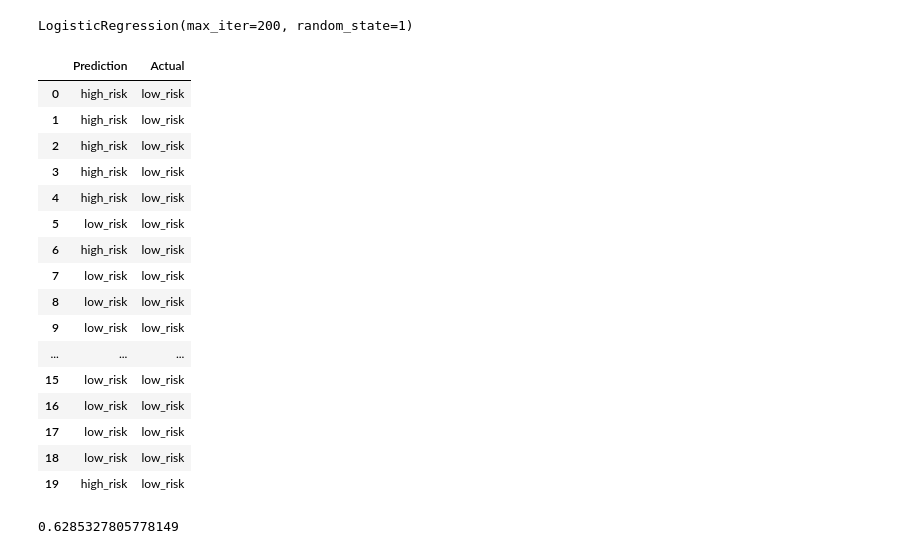
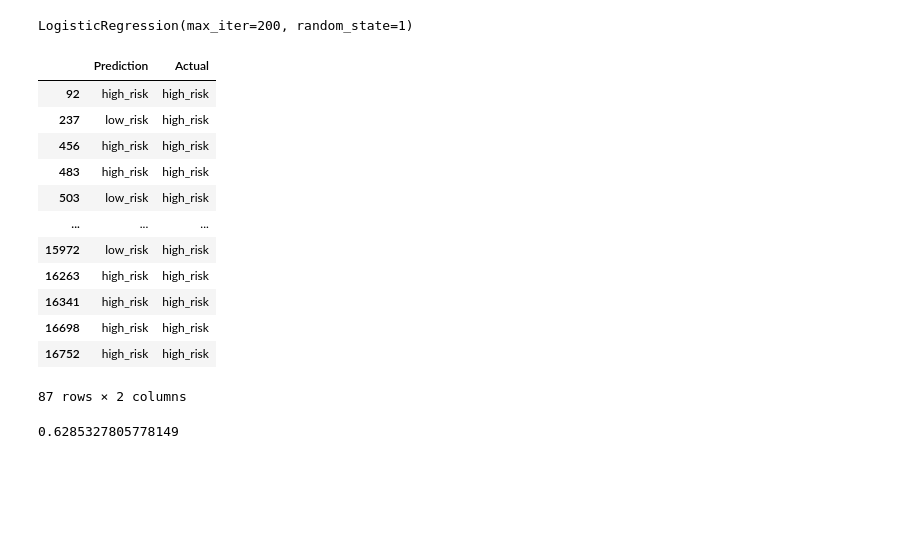
Before and after one commit to tonyferri/Credit_Risk_Analysis, a Jupyter notebook: credit_risk_resampling.ipynb, the cells around one changed output. Cells and saved outputs as stored; diff of their text form; code cells hidden in the pictures; blank space fills up the shorter version.

```diff
--- a/credit_risk_resampling.ipynb
+++ b/credit_risk_resampling.ipynb
@@ -176,25 +190,23 @@ LogisticRegression(max_iter=200, random_state=1)
 # %%
 y_pred = classifier.predict(X_test)
 results = pd.DataFrame({"Prediction": y_pred, "Actual": y_test}).reset_index(drop=True)
-results.head(20)
+
+results.loc[results["Actual"]=="high_risk"]
+# results.head(20)
 # %% [output]
 |  | Prediction | Actual |
-| 0 | high_risk | low_risk |
-| 1 | high_risk | low_risk |
-| 2 | high_risk | low_risk |
-| 3 | high_risk | low_risk |
-| 4 | high_risk | low_risk |
-| 5 | low_risk | low_risk |
-| 6 | high_risk | low_risk |
-| 7 | low_risk | low_risk |
-| 8 | low_risk | low_risk |
-| 9 | low_risk | low_risk |
+| 92 | high_risk | high_risk |
+| 237 | low_risk | high_risk |
+| 456 | high_risk | high_risk |
+| 483 | high_risk | high_risk |
+| 503 | low_risk | high_risk |
 | ... | ... | ... |
-| 15 | low_risk | low_risk |
-| 16 | low_risk | low_risk |
-| 17 | low_risk | low_risk |
-| 18 | low_risk | low_risk |
-| 19 | high_risk | low_risk |
+| 15972 | low_risk | high_risk |
+| 16263 | high_risk | high_risk |
+| 16341 | high_risk | high_risk |
+| 16698 | high_risk | high_risk |
+| 16752 | high_risk | high_risk |
+87 rows × 2 columns
 # %%
 # Calculated the balanced accuracy score
 balanced_accuracy_score(y_test, y_pred)
```
Also changed, not shown: parts of 10 cells of this notebook, 6 other files.
